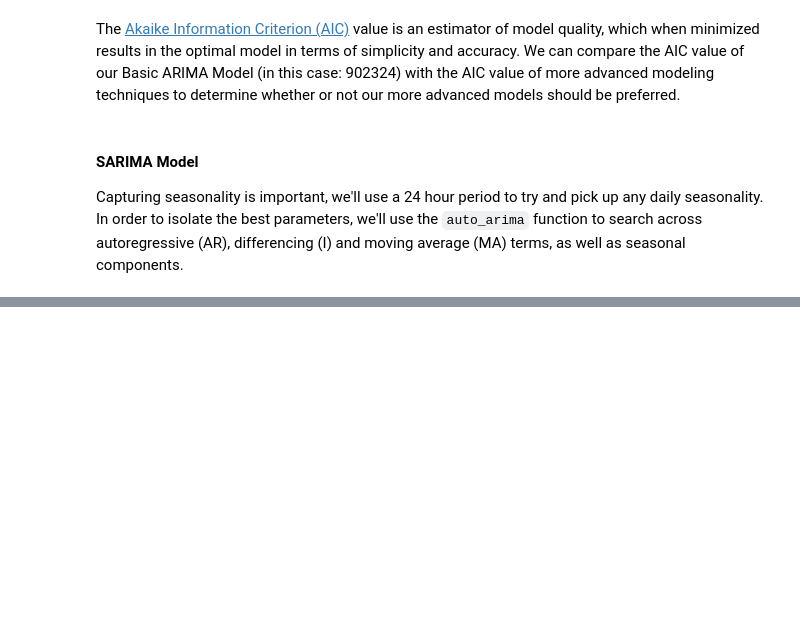
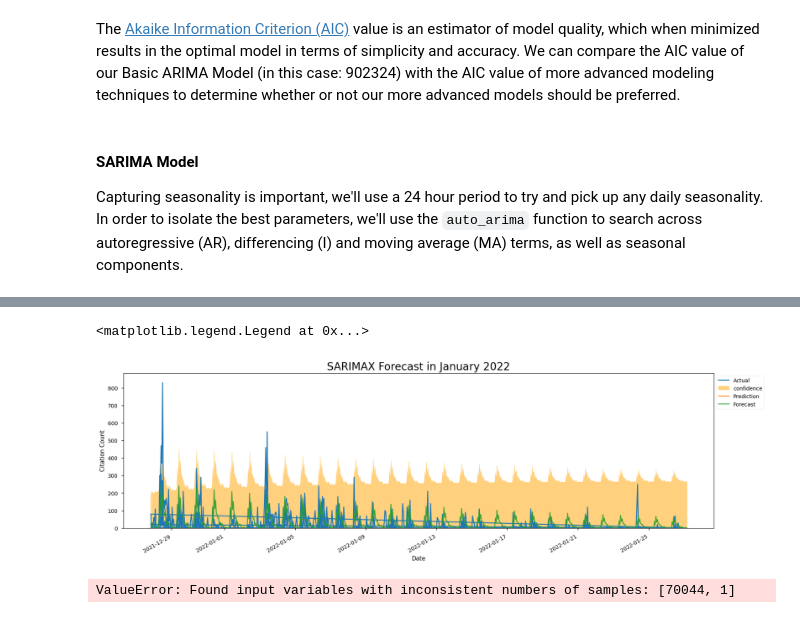
Before and after one commit to evangabe/strategic-parking-enforcement, a Jupyter notebook: 02_featurization.ipynb, the cells around one changed output, grey strips where cells are left out. Drawn from its saved outputs; the diff is of its cells as text; code cells hidden in the pictures; blank space fills up the shorter version.

Commit message:
prophet and sarimax modeling

```diff
--- a/02_featurization.ipynb
+++ b/02_featurization.ipynb
@@ -136,8 +141,8 @@ p = d = q = range(0, 2)
 pdq = list(itertools.product(p, d, q))
 
 # Basis represents number of periods in a "season" (7*24 = 168 weekly data points)
-basis = [7*24]
-seasonal_pdq = list(itertools.product(p, d, q, basis))
+basis = 24
+seasonal_pdq = [(val[0], val[1], val[2], basis) for val in pdq]
 
 # List to store results
 results = []
@@ -146,8 +151,9 @@ results = []
 for order in pdq:
     for seasonal_order in seasonal_pdq:
         try:
+            print(f'----Attempting SARIMAX{order} w/ {seasonal_order} seasonality----')
             # SARIMAX Model
-            model = sm.tsa.SARIMAX(hollywood_ts, order=order, seasonal_order=seasonal_order, enforce_stationarity=False, enforce_invertibility=False)
+            model = sm.tsa.SARIMAX(train_ts, order=order, seasonal_order=seasonal_order, enforce_stationarity=False, enforce_invertibility=False)
             # Fit model
             model_fit = model.fit(disp=False, maxiter=200, method='lbfgs')
 
@@ -177,3 +183,11 @@ results_df = results_df.sort_values(by='AIC', ascending=True).reset_index(drop=T
 
 # Display the results
 print(results_df)
+# %%
+best_params = results_df.iloc[0, :]
+best_order = list(results_df.iloc[0, :3])
+best_seasonal_order = list(results_df.iloc[0, 3:-1])
+best_aic = results_df.iloc[0, -1]
+print(f"Best SARIMAX Parameters:\n------------------\nOrder: {best_order}\nSeasonal Order: {best_seasonal_order}\nAIC Value: {best_aic}\n")
+print(results_df.head(20))
+results_df.to_pickle('data/pickle/sarimax_results.pickle')
@@ -180,4 +212,4 @@ print(results_df)
 # %%
-best_sarima = SARIMAX(train_ts, order=(), seasonal_order=(), enforce_invertibility=False, enforce_stationarity=False)
+best_sarima = SARIMAX(train_ts, order=best_order, seasonal_order=best_seasonal_order, enforce_invertibility=False, enforce_stationarity=False)
 results = best_sarima.fit()
 results.summary()
@@ -187,0 +270,34 @@ results.plot_diagnostics(figsize=(10,10))
+# %%
+# Get SARIMA predictions
+sarimax_pred = results.get_prediction(start=train_ts.index[-1], dynamic=False, full_results=True)
+sarimax_pred_intrvl = sarimax_pred.conf_int()
+
+sarimax_forecast = results.get_forecast(steps=test_ts.shape[0]//24)
+sarimax_forecast_intrvl = sarimax_forecast.conf_int()
+# %%
+# Plot SARIMA predictions
+plt.figure(figsize=(20,6))
+ax = get_timerange(citations_ts, sarimax_pred_intrvl.index[0], sarimax_forecast_intrvl.index[-1])['citation_count'].plot(label='Actual')
+ax.fill_between(sarimax_pred_intrvl.index, sarimax_pred_intrvl.iloc[:,0], sarimax_pred_intrvl.iloc[:,1], alpha=0.5, color="orange", label='confidence')
+ax.fill_between(sarimax_forecast_intrvl.index, sarimax_forecast_intrvl.iloc[:,0], sarimax_forecast_intrvl.iloc[:,1], alpha=0.5, color="orange")
+
+sarimax_pred.predicted_mean.plot(ax=ax, label='Prediction', alpha=0.9)
+sarimax_forecast.predicted_mean.plot(ax=ax, label='Forecast', alpha=0.9)
+ax.set_ylim(bottom=0)
+plt.title('SARIMAX Forecast in January 2022', fontdict={'fontsize':20})
+plt.ylabel('Citation Count')
+plt.xlabel('Date')
+plt.legend(bbox_to_anchor=(1,1), loc="upper left")
+# %% [output]
+<matplotlib.legend.Legend at 0x...>
+[figure, added]
+# %%
+# Determine RMSE for SARIMAX
+from sklearn.metrics import mean_absolute_error, mean_squared_error
+train_rmse = mean_squared_error(y_true=train_ts, y_pred=sarimax_pred.predicted_mean)
+test_rmse = mean_squared_error(y_true=test_ts, y_pred=sarimax_forecast.predicted_mean[train_ts.index[-1]:])
+
+print(f"Training Set RMSE: {train_rmse}")
+print(f"Testing Set RMSE: {train_rmse}")
+# %% [output]
+ValueError: Found input variables with inconsistent numbers of samples: [70044, 1]
```
Also changed, not shown: parts of 11 cells of this notebook, 2 other files.
